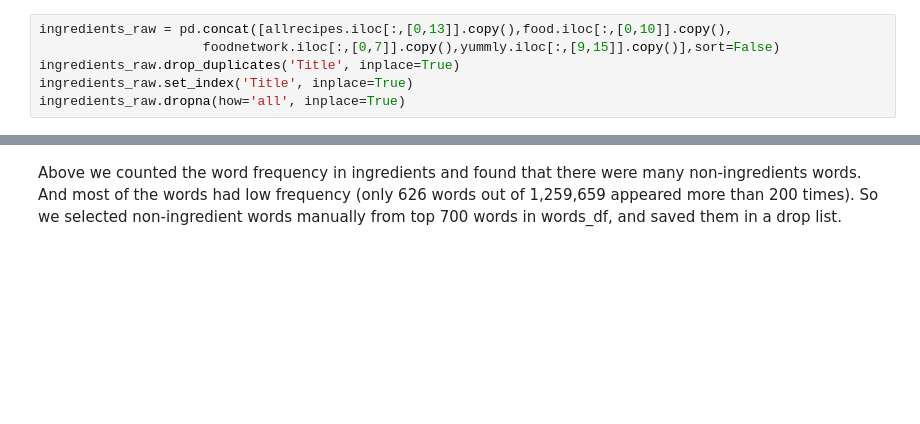
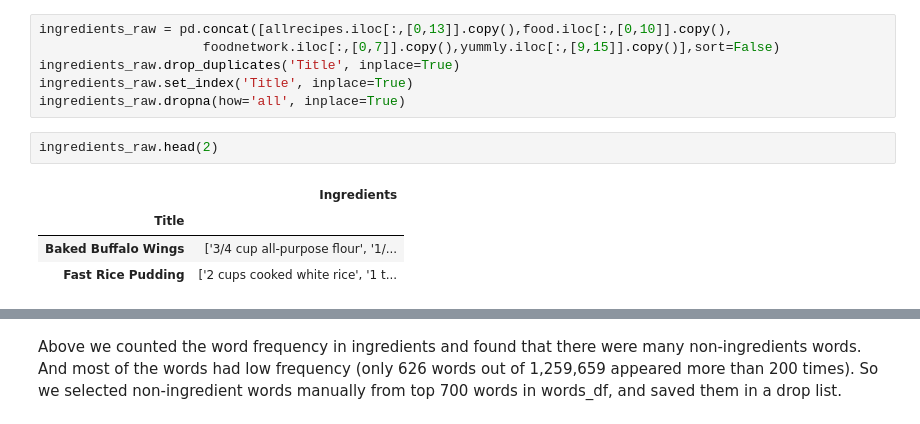
Before and after one commit to yf0726/Project, a Jupyter notebook: Milestone_2.ipynb, the cells around one changed output, grey strips where cells are left out. Drawn from its saved outputs; the diff is of its cells as text; blank space fills up the shorter version.

```diff
--- a/Milestone_2.ipynb
+++ b/Milestone_2.ipynb
@@ -335,6 +335,13 @@ ingredients_raw = pd.concat([allrecipes.iloc[:,[0,13]].copy(),food.iloc[:,[0,10]
 ingredients_raw.drop_duplicates('Title', inplace=True)
 ingredients_raw.set_index('Title', inplace=True)
 ingredients_raw.dropna(how='all', inplace=True)
+# %%
+ingredients_raw.head(2)
+# %% [output]
+|  | Ingredients |
+| Title |  |
+| Baked Buffalo Wings | ['3/4 cup all-purpose flour', '1/... |
+| Fast Rice Pudding | ['2 cups cooked white rice', '1 t... |
 # %%
 words=[]
 for i in range(len(ingredients_raw.Ingredients)):
```
Also changed, not shown: parts of 16 cells of this notebook, 1 other file.
